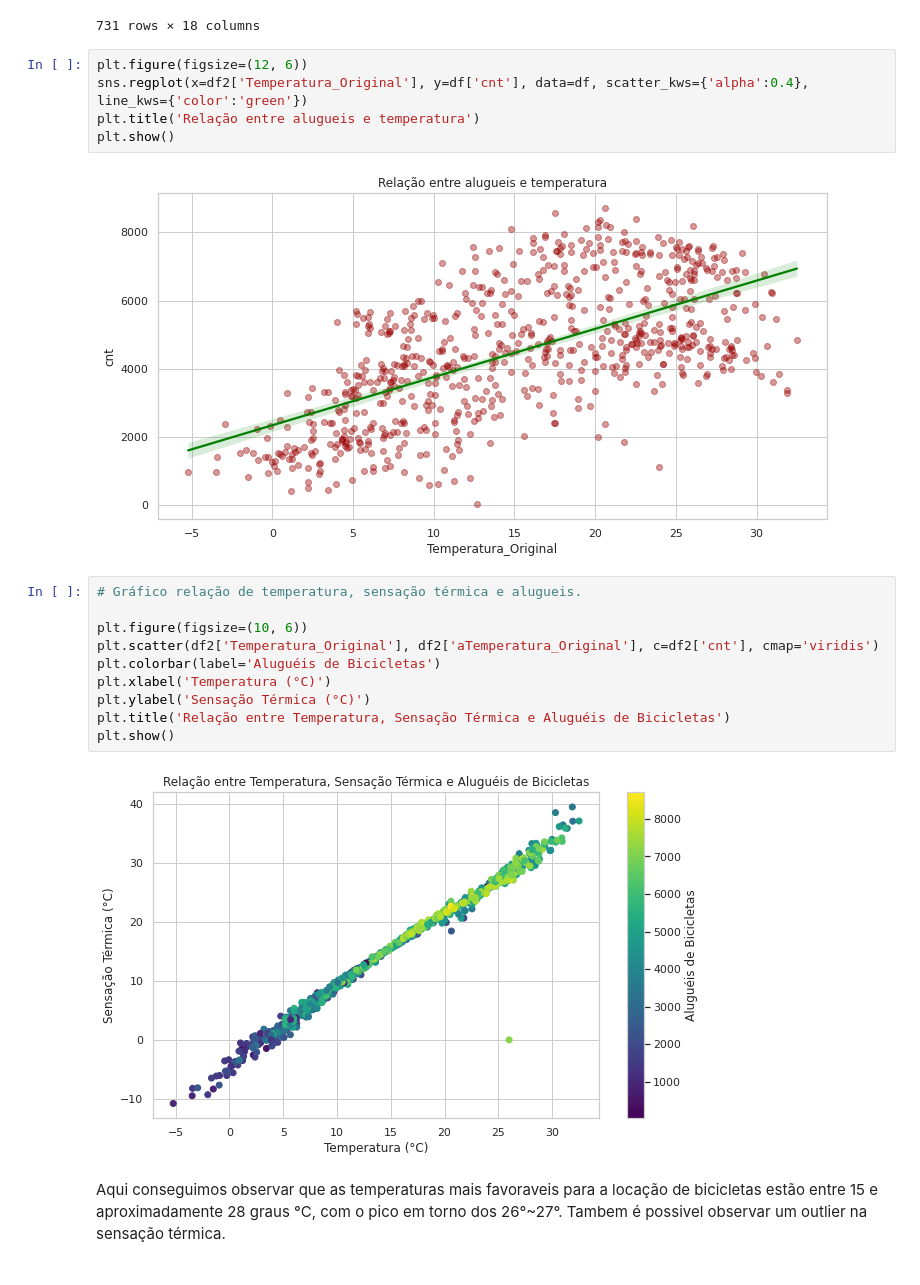
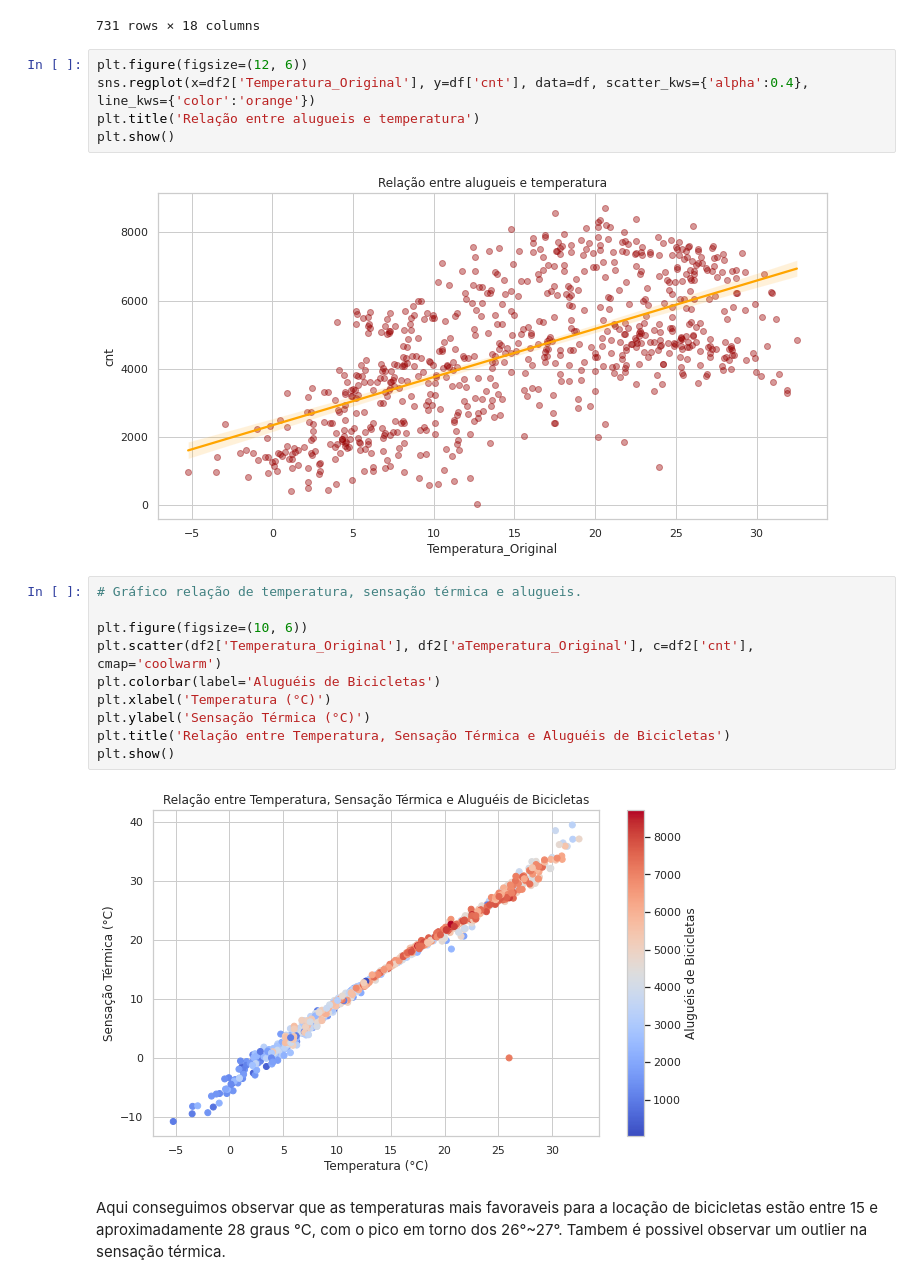
Before and after one commit to lrodriguesg/byte-bikers, a Jupyter notebook: notebooks/01_exploratory_data_analysis.ipynb, the cells around one changed output. Saved outputs shown, nothing was run; the diff lists cells and outputs as text.

```diff
--- a/notebooks/01_exploratory_data_analysis.ipynb
+++ b/notebooks/01_exploratory_data_analysis.ipynb
@@ -391,22 +385,22 @@ df2
 731 rows × 18 columns
 # %%
 plt.figure(figsize=(12, 6))
-sns.regplot(x=df2['Temperatura_Original'], y=df['cnt'], data=df, scatter_kws={'alpha':0.4}, line_kws={'color':'green'})
+sns.regplot(x=df2['Temperatura_Original'], y=df['cnt'], data=df, scatter_kws={'alpha':0.4}, line_kws={'color':'orange'})
 plt.title('Relação entre alugueis e temperatura')
 plt.show()
 # %% [output]
-[figure, old version]
+[figure, new version]
 # %%
 # Gráfico relação de temperatura, sensação térmica e alugueis.
 
 plt.figure(figsize=(10, 6))
-plt.scatter(df2['Temperatura_Original'], df2['aTemperatura_Original'], c=df2['cnt'], cmap='viridis')
+plt.scatter(df2['Temperatura_Original'], df2['aTemperatura_Original'], c=df2['cnt'], cmap='coolwarm')
 plt.colorbar(label='Aluguéis de Bicicletas')
 plt.xlabel('Temperatura (°C)')
 plt.ylabel('Sensação Térmica (°C)')
 plt.title('Relação entre Temperatura, Sensação Térmica e Aluguéis de Bicicletas')
 plt.show()
 # %% [output]
-[figure, old version]
+[figure, new version]
 # %% [markdown]
 Aqui conseguimos observar que as temperaturas mais favoraveis para a locação de bicicletas estão entre 15 e aproximadamente 28 graus °C, com o pico em torno dos 26°~27°. Tambem é possivel observar um outlier na sensação térmica.
```
Also changed, not shown: parts of 6 cells of this notebook.
